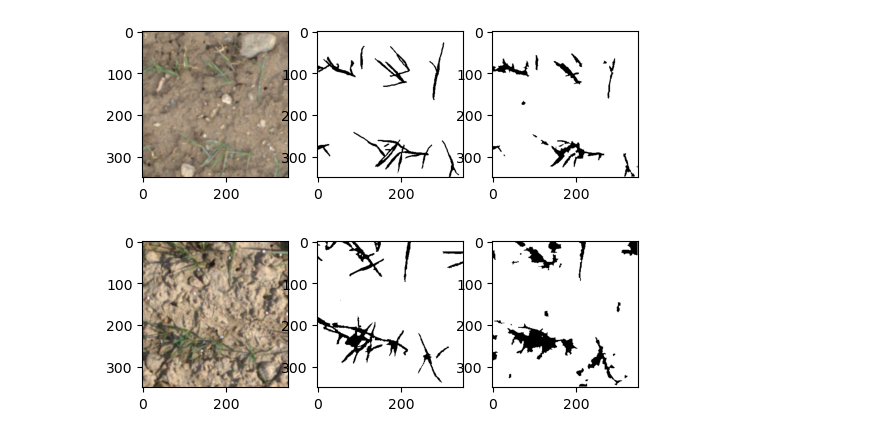
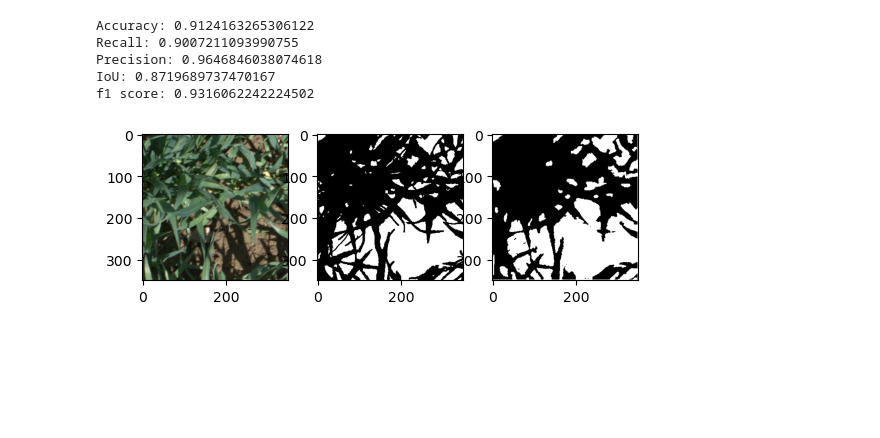
Before and after one commit to nishanshaju22/COMP9517_Project, a Jupyter notebook: AdvancedSegmentation/watershed.ipynb, the cells around one changed output. Drawn from its saved outputs; the diff is of its cells as text; code cells hidden in the pictures; blank space fills up the shorter version.

```diff
--- a/AdvancedSegmentation/watershed.ipynb
+++ b/AdvancedSegmentation/watershed.ipynb
@@ -173,8 +190,24 @@ def showResult(image_index):
+# %%
+# Best Case Scenario:
+print(f"Accuracy: {tst_stats[np.argmax(tst_stats[:,3]), 0]}")
+print(f"Recall: {tst_stats[np.argmax(tst_stats[:,3]), 1]}")
+print(f"Precision: {tst_stats[np.argmax(tst_stats[:,3]), 2]}")
+print(f"IoU: {tst_stats[np.argmax(tst_stats[:,3]), 3]}")
+print(f"f1 score: {tst_stats[np.argmax(tst_stats[:,3]), 4]}")
+showResult(np.argmax(tst_stats[:, 3]), images, labels, masks)
+# %% [output]
+Accuracy: 0.9124163265306122
+Recall: 0.9007211093990755
+Precision: 0.9646846038074618
+IoU: 0.8719689737470167
+f1 score: 0.9316062242224502
+[figure, added]
 # %%
-showResult(0)
+# Apply distortions to test set and determine outcomes.
+transform = distortions()
+aug_imgs = []
+aug_labels = []
+for i in range(len(tst_imgs)):
+    transformed = transform(image=images[i], mask=labels[i])
+    aug_imgs.append(transformed["image"])
+    aug_labels.append(transformed["mask"])
-# %% [output]
-[figure, removed]
-# %%
-showResult(1)
-# %% [output]
-[figure, removed]
```
Also changed, not shown: parts of 18 cells of this notebook, 1 other file.
